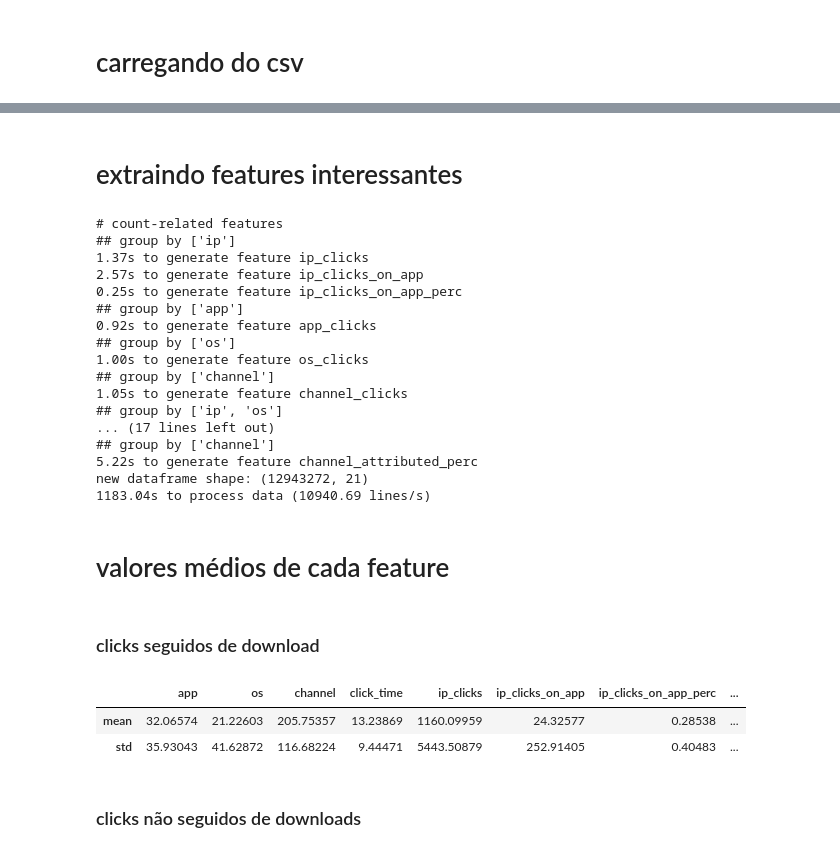
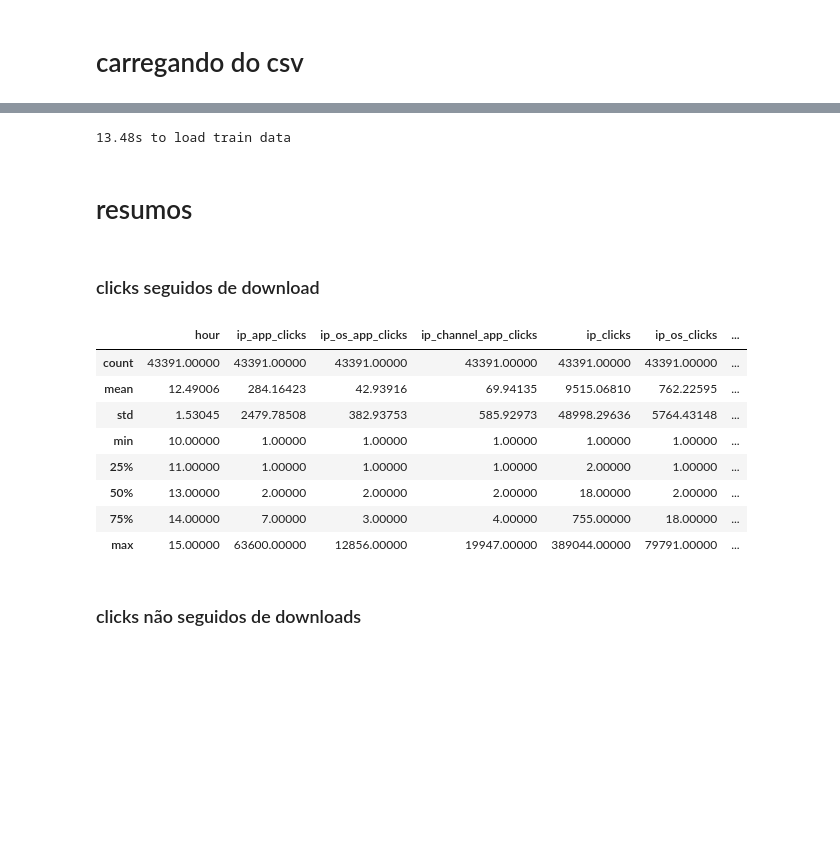
Before and after one commit to arthurpaulino/app_downloads, a Jupyter notebook: data_analisys.ipynb, the cells around one changed output, grey strips where cells are left out. Drawn from its saved outputs; the diff is of its cells as text; code cells hidden in the pictures; blank space fills up the shorter version.

```diff
--- a/data_analisys.ipynb
+++ b/data_analisys.ipynb
@@ -50,38 +15,25 @@ print('{:.2f}s to load train data'.format(time.time()-start))
-# %% [markdown]
-# extraindo features interessantes
 # %%
 start = time.time()
-transform(data_train)
-process_time = time.time()-start
-print('{:.2f}s to process data ({:.2f} lines/s)'.format(process_time, data_train.shape[0]/process_time))
+data_train = pd.read_csv('input/train_processed.csv')
+print('{:.2f}s to load train data'.format(time.time()-start))
 # %% [output]
-# count-related features
-## group by ['ip']
-1.37s to generate feature ip_clicks
-2.57s to generate feature ip_clicks_on_app
-0.25s to generate feature ip_clicks_on_app_perc
-## group by ['app']
-0.92s to generate feature app_clicks
-## group by ['os']
-1.00s to generate feature os_clicks
-## group by ['channel']
-1.05s to generate feature channel_clicks
-## group by ['ip', 'os']
-... (17 lines left out)
-## group by ['channel']
-5.22s to generate feature channel_attributed_perc
-new dataframe shape: (12943272, 21)
-1183.04s to process data (10940.69 lines/s)
+13.48s to load train data
-# %% [markdown]
-# valores médios de cada feature
+# %% [markdown]
+# resumos
 # %% [markdown]
 ### clicks seguidos de download
 # %%
-data_train[data_train['is_attributed']==1].describe().drop(columns=['is_attributed'])[1:3]
+data_train[data_train['is_attributed']==1].describe().drop(columns=['is_attributed'])
 # %% [output]
-|  | app | os | channel | click_time | ip_clicks | ip_clicks_on_app | ip_clicks_on_app_perc | ... |
-| mean | 32.06574 | 21.22603 | 205.75357 | 13.23869 | 1160.09959 | 24.32577 | 0.28538 | ... |
-| std | 35.93043 | 41.62872 | 116.68224 | 9.44471 | 5443.50879 | 252.91405 | 0.40483 | ... |
+|  | hour | ip_app_clicks | ip_os_app_clicks | ip_channel_app_clicks | ip_clicks | ip_os_clicks | ... |
+| count | 43391.00000 | 43391.00000 | 43391.00000 | 43391.00000 | 43391.00000 | 43391.00000 | ... |
+| mean | 12.49006 | 284.16423 | 42.93916 | 69.94135 | 9515.06810 | 762.22595 | ... |
+| std | 1.53045 | 2479.78508 | 382.93753 | 585.92973 | 48998.29636 | 5764.43148 | ... |
+| min | 10.00000 | 1.00000 | 1.00000 | 1.00000 | 1.00000 | 1.00000 | ... |
+| 25% | 11.00000 | 1.00000 | 1.00000 | 1.00000 | 2.00000 | 1.00000 | ... |
+| 50% | 13.00000 | 2.00000 | 2.00000 | 2.00000 | 18.00000 | 2.00000 | ... |
+| 75% | 14.00000 | 7.00000 | 3.00000 | 4.00000 | 755.00000 | 18.00000 | ... |
+| max | 15.00000 | 63600.00000 | 12856.00000 | 19947.00000 | 389044.00000 | 79791.00000 | ... |
 # %% [markdown]
 ### clicks não seguidos de downloads
 # %%
```
Also changed, not shown: parts of 14 cells of this notebook, 3 other files.
